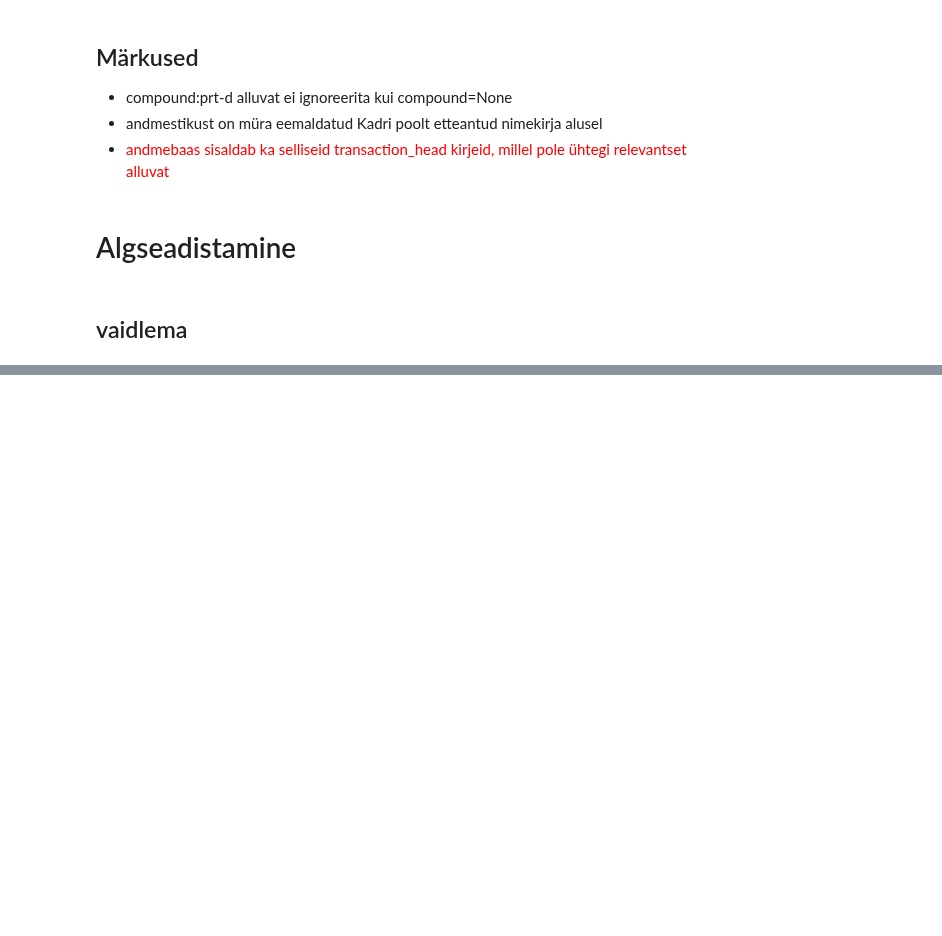
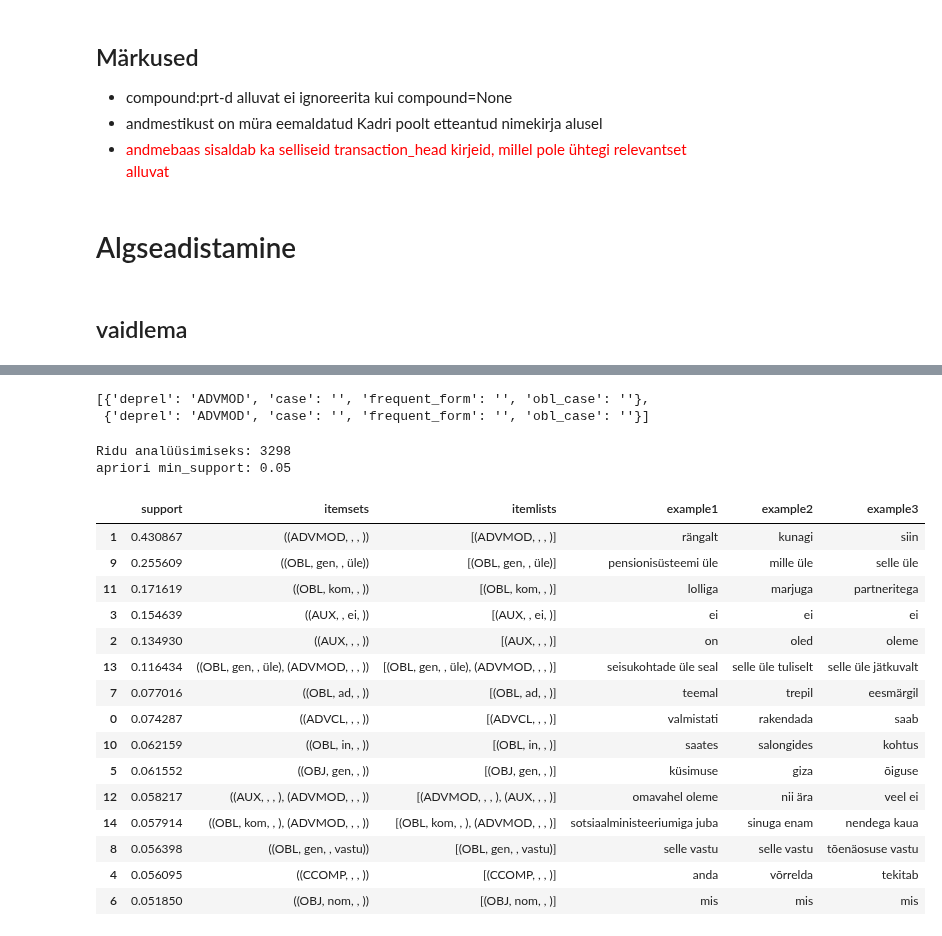
Before and after one commit to estnltk/syntax_experiments, a Jupyter notebook: apriori/v33/apriori_verb.ipynb, the cells around one changed output, grey strips where cells are left out. Drawn from its saved outputs; the diff is of its cells as text; code cells hidden in the pictures; blank space fills up the shorter version.

```diff
--- a/apriori/v33/apriori_verb.ipynb
+++ b/apriori/v33/apriori_verb.ipynb
@@ -90,0 +143,43 @@ WHERE transaction_head.verb = ? AND transaction_head.verb_compound = ? AND (tran
+# %%
+# transaktsioonid, mida antakse apriori sisendiks
+# neid võib olla kas vähem, või nad võivad olla muudetud sisuga
+
+altered_transactions = {}
+
+# eemaldane nt välja kõik NSUBJ ja kui muid ridu ei jää, siis ei saada seda transaktsiooni analüüsimisele
+
+for head_id, tr_rows in all_transactions.items():
+    all_deprels = list(set([r['deprel'] for r in tr_rows]))
+    # kui ainus deprel ongi 'NSUBJ'
+    if all_deprels == ['NSUBJ']:
+        continue
+    # võtame kõik deprelid peale 'NSUBJ'
+    altered_transactions[head_id] = [r for r in tr_rows if r['deprel'] not in ['NSUBJ']]
+
+display(altered_transactions[list(altered_transactions.keys())[0]])
+# %% [output]
+[{'deprel': 'ADVMOD', 'case': '', 'frequent_form': '', 'obl_case': ''},
+ {'deprel': 'ADVMOD', 'case': '', 'frequent_form': '', 'obl_case': ''}]
+# %%
+# filtreerimata apriori tulemus
+df_apriori_unfiltered = v33.apriori(altered_transactions)
+df_apriori_unfiltered
+# %% [output]
+Ridu analüüsimiseks: 3298
+apriori min_support: 0.05
+|  | support | itemsets | itemlists | example1 | example2 | example3 |
+| 1 | 0.430867 | ((ADVMOD, , , )) | [(ADVMOD, , , )] | rängalt | kunagi | siin |
+| 9 | 0.255609 | ((OBL, gen, , üle)) | [(OBL, gen, , üle)] | pensionisüsteemi üle | mille üle | selle üle |
+| 11 | 0.171619 | ((OBL, kom, , )) | [(OBL, kom, , )] | lolliga | marjuga | partneritega |
+| 3 | 0.154639 | ((AUX, , ei, )) | [(AUX, , ei, )] | ei | ei | ei |
+| 2 | 0.134930 | ((AUX, , , )) | [(AUX, , , )] | on | oled | oleme |
+| 13 | 0.116434 | ((OBL, gen, , üle), (ADVMOD, , , )) | [(OBL, gen, , üle), (ADVMOD, , , )] | seisukohtade üle seal | selle üle tuliselt | selle üle jätkuvalt |
+| 7 | 0.077016 | ((OBL, ad, , )) | [(OBL, ad, , )] | teemal | trepil | eesmärgil |
+| 0 | 0.074287 | ((ADVCL, , , )) | [(ADVCL, , , )] | valmistati | rakendada | saab |
+| 10 | 0.062159 | ((OBL, in, , )) | [(OBL, in, , )] | saates | salongides | kohtus |
+| 5 | 0.061552 | ((OBJ, gen, , )) | [(OBJ, gen, , )] | küsimuse | giza | õiguse |
+| 12 | 0.058217 | ((AUX, , , ), (ADVMOD, , , )) | [(ADVMOD, , , ), (AUX, , , )] | omavahel oleme | nii ära | veel ei |
+| 14 | 0.057914 | ((OBL, kom, , ), (ADVMOD, , , )) | [(OBL, kom, , ), (ADVMOD, , , )] | sotsiaalministeeriumiga juba | sinuga enam | nendega kaua |
+| 8 | 0.056398 | ((OBL, gen, , vastu)) | [(OBL, gen, , vastu)] | selle vastu | selle vastu | tõenäosuse vastu |
+| 4 | 0.056095 | ((CCOMP, , , )) | [(CCOMP, , , )] | anda | võrrelda | tekitab |
+| 6 | 0.051850 | ((OBJ, nom, , )) | [(OBJ, nom, , )] | mis | mis | mis |
```
Also changed, not shown: parts of 5 cells of this notebook.
